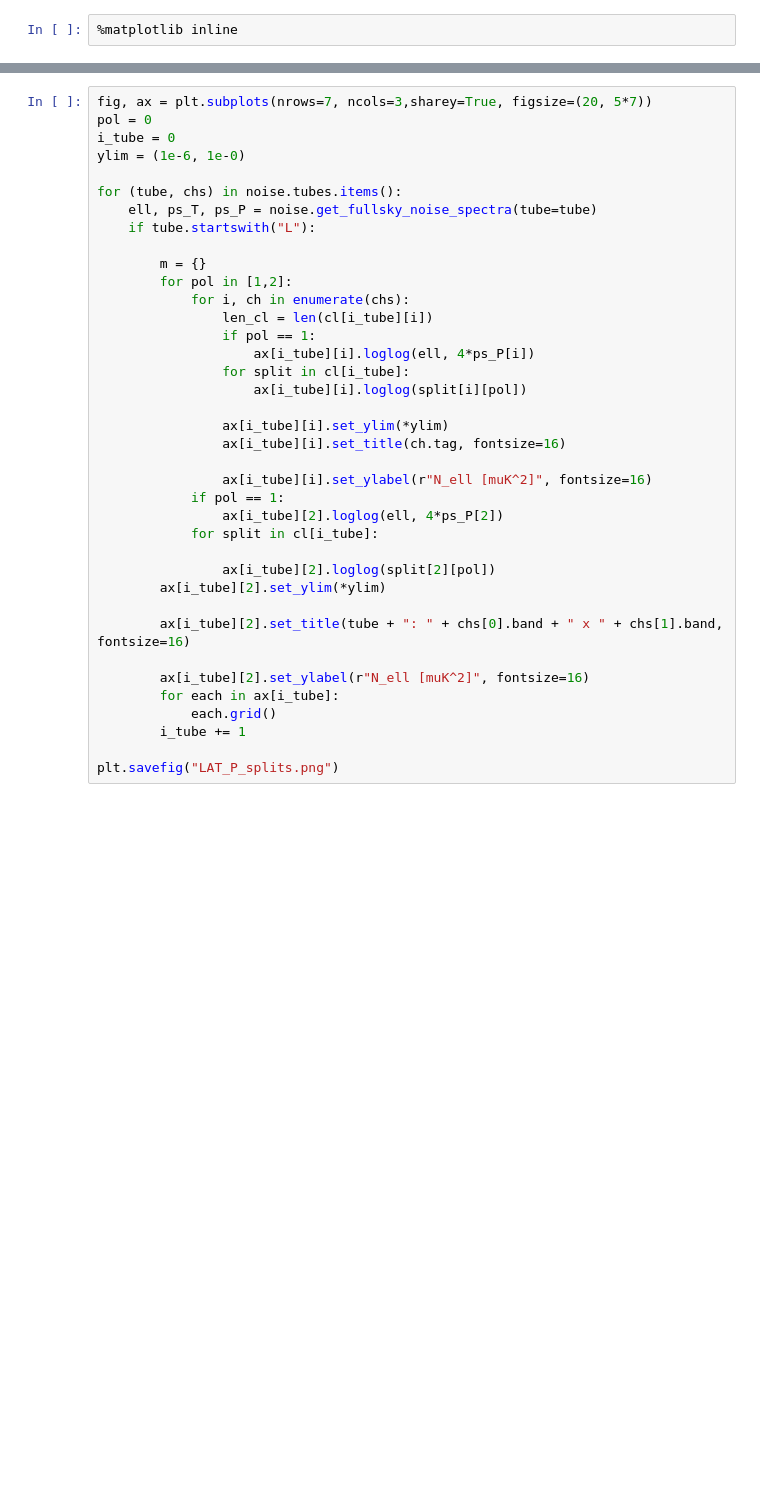
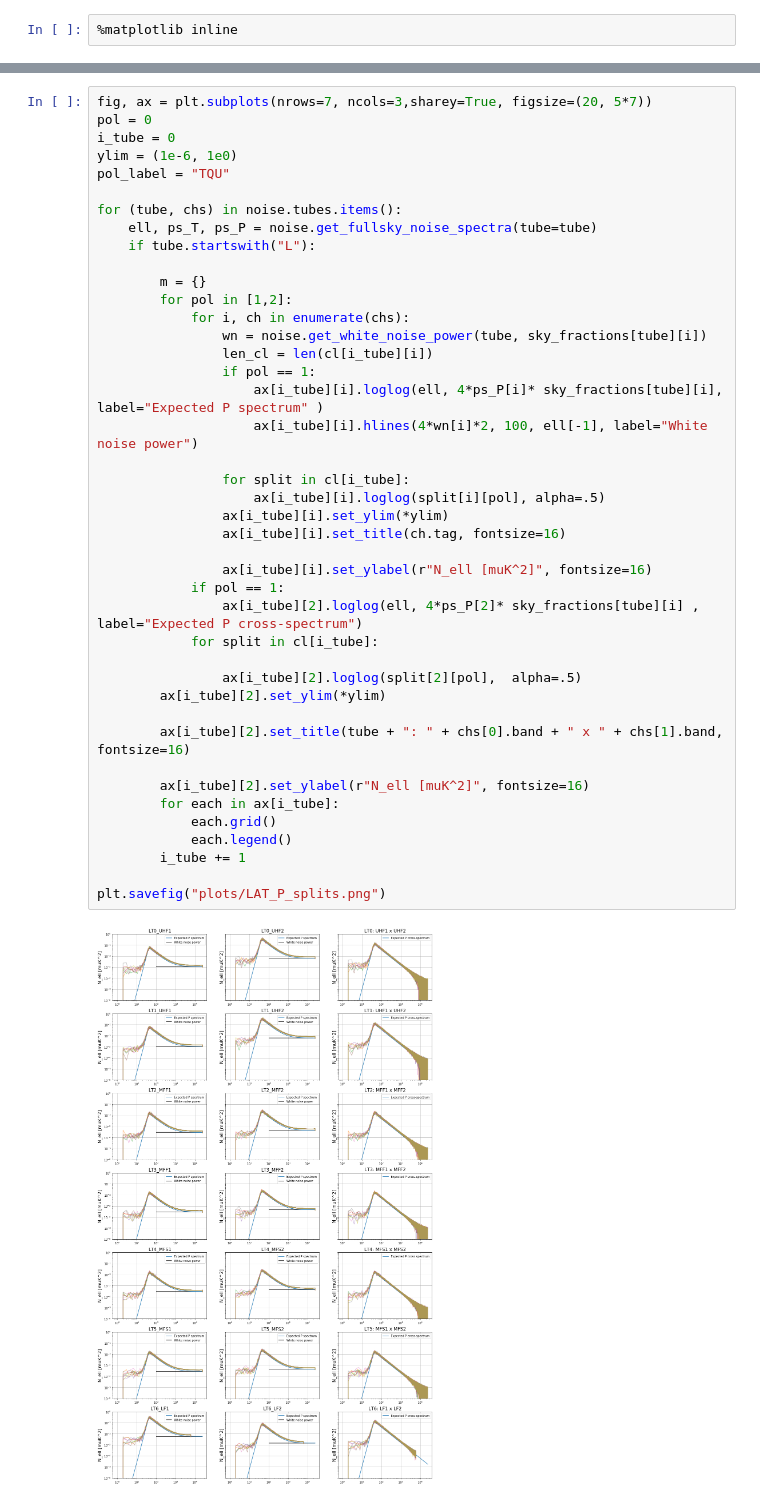
Before and after one commit to simonsobs/map_based_simulations, a Jupyter notebook: 202006_noise/plot_cl_noise_LAT_splits.ipynb, the cells around one changed output, grey strips where cells are left out. Drawn from its saved outputs; the diff is of its cells as text; blank space fills up the shorter version.

```diff
--- a/202006_noise/plot_cl_noise_LAT_splits.ipynb
+++ b/202006_noise/plot_cl_noise_LAT_splits.ipynb
@@ -67,37 +95,43 @@ plt.savefig("LAT_T_splits.png")
 fig, ax = plt.subplots(nrows=7, ncols=3,sharey=True, figsize=(20, 5*7))
 pol = 0
 i_tube = 0
-ylim = (1e-6, 1e-0)
+ylim = (1e-6, 1e0)
+pol_label = "TQU"
 
 for (tube, chs) in noise.tubes.items():
     ell, ps_T, ps_P = noise.get_fullsky_noise_spectra(tube=tube)
     if tube.startswith("L"):
 
         m = {}
         for pol in [1,2]:
             for i, ch in enumerate(chs):
+                wn = noise.get_white_noise_power(tube, sky_fractions[tube][i])
                 len_cl = len(cl[i_tube][i])
                 if pol == 1:
-                    ax[i_tube][i].loglog(ell, 4*ps_P[i])
+                    ax[i_tube][i].loglog(ell, 4*ps_P[i]* sky_fractions[tube][i], label="Expected P spectrum" )
+                    ax[i_tube][i].hlines(4*wn[i]*2, 100, ell[-1], label="White noise power")
+
                 for split in cl[i_tube]:
-                    ax[i_tube][i].loglog(split[i][pol])
-
+                    ax[i_tube][i].loglog(split[i][pol], alpha=.5)
                 ax[i_tube][i].set_ylim(*ylim)
                 ax[i_tube][i].set_title(ch.tag, fontsize=16)
 
                 ax[i_tube][i].set_ylabel(r"N_ell [muK^2]", fontsize=16)
             if pol == 1:
-                ax[i_tube][2].loglog(ell, 4*ps_P[2])
+                ax[i_tube][2].loglog(ell, 4*ps_P[2]* sky_fractions[tube][i] , label="Expected P cross-spectrum")
             for split in cl[i_tube]:
 
-                ax[i_tube][2].loglog(split[2][pol])
+                ax[i_tube][2].loglog(split[2][pol],  alpha=.5)
         ax[i_tube][2].set_ylim(*ylim)
 
         ax[i_tube][2].set_title(tube + ": " + chs[0].band + " x " + chs[1].band, fontsize=16)
 
         ax[i_tube][2].set_ylabel(r"N_ell [muK^2]", fontsize=16)
         for each in ax[i_tube]:
             each.grid()
+            each.legend()
         i_tube += 1
 
-plt.savefig("LAT_P_splits.png")
+plt.savefig("plots/LAT_P_splits.png")
+# %% [output]
+[figure, added]
```
Also changed, not shown: parts of 5 cells of this notebook, 2 other files.
